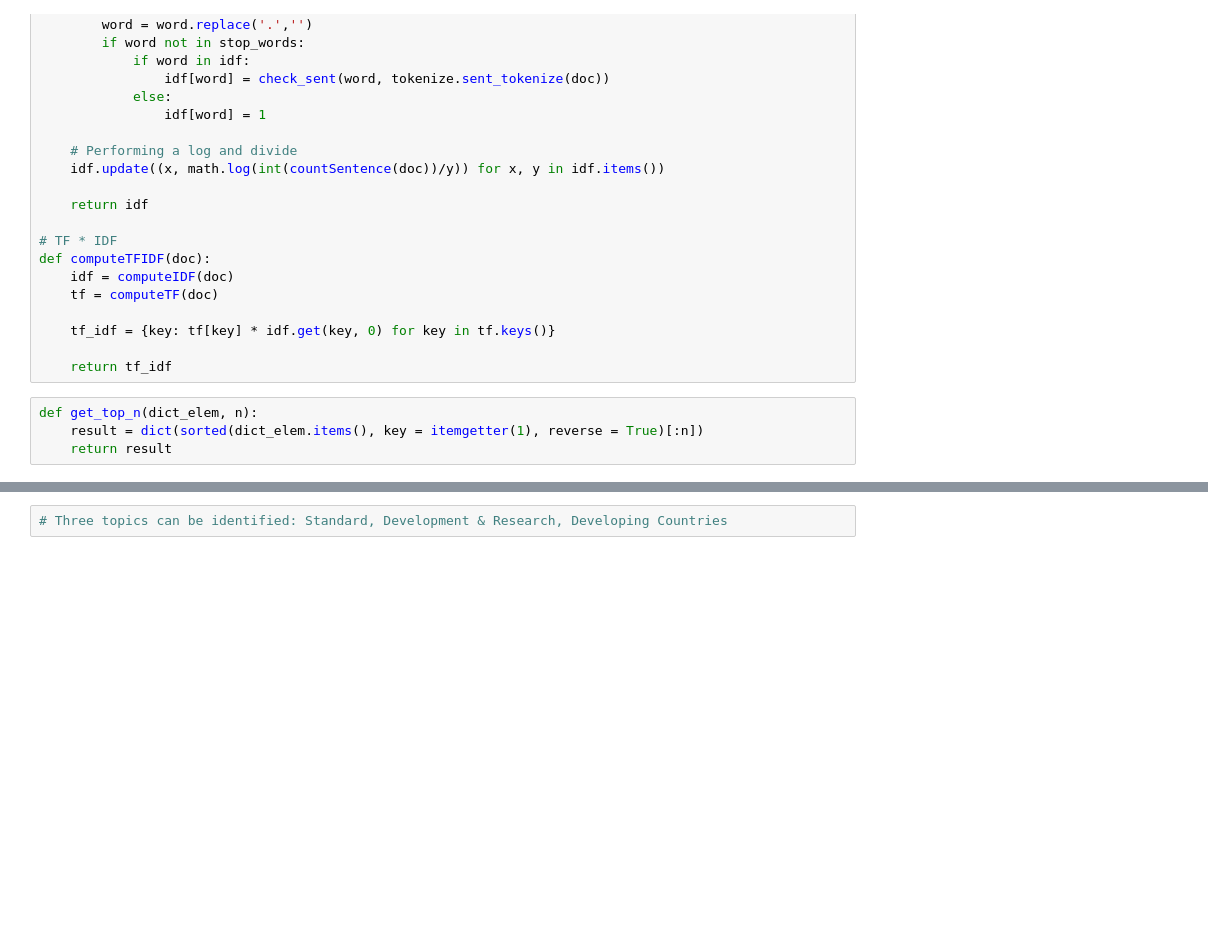
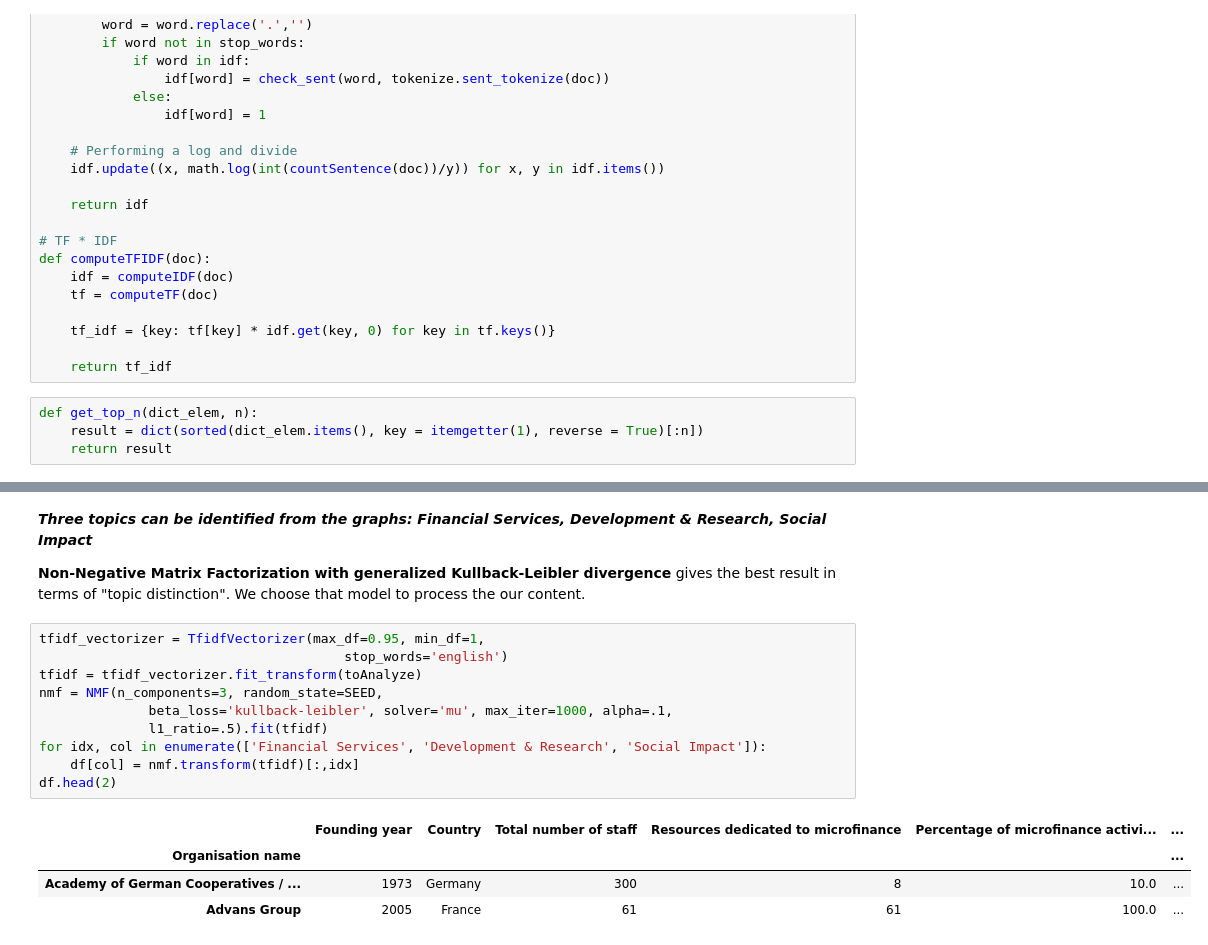
Before and after one commit to albertodiazdurana/Web-scrapping_NLP_topic-analysis-2a, a Jupyter notebook: exploring.ipynb, the cells around one changed output, grey strips where cells are left out. Cells and saved outputs as stored; diff of their text form; blank space fills up the shorter version.

```diff
--- a/exploring.ipynb
+++ b/exploring.ipynb
@@ -578,2 +565,19 @@ done in 0.321s.
-# %%
-# Three topics can be identified: Standard, Development & Research, Developing Countries
+# %% [markdown]
+***Three topics can be identified from the graphs: Financial Services, Development & Research, Social Impact***
+
+**Non-Negative Matrix Factorization with generalized Kullback-Leibler divergence** gives the best result in terms of "topic distinction". We choose that model to process the our content.
+# %%
+tfidf_vectorizer = TfidfVectorizer(max_df=0.95, min_df=1,
+                                       stop_words='english')
+tfidf = tfidf_vectorizer.fit_transform(toAnalyze)
+nmf = NMF(n_components=3, random_state=SEED,
+              beta_loss='kullback-leibler', solver='mu', max_iter=1000, alpha=.1,
+              l1_ratio=.5).fit(tfidf)
+for idx, col in enumerate(['Financial Services', 'Development & Research', 'Social Impact']):
+    df[col] = nmf.transform(tfidf)[:,idx]
+df.head(2)
+# %% [output]
+|  | Founding year | Country | Total number of staff | Resources dedicated to microfinance | Percentage of microfinance activi... | ... |
+| Organisation name |  |  |  |  |  | ... |
+| Academy of German Cooperatives / ... | 1973 | Germany | 300 | 8 | 10.0 | ... |
+| Advans Group | 2005 | France | 61 | 61 | 100.0 | ... |
```
Also changed, not shown: parts of 14 cells of this notebook.
